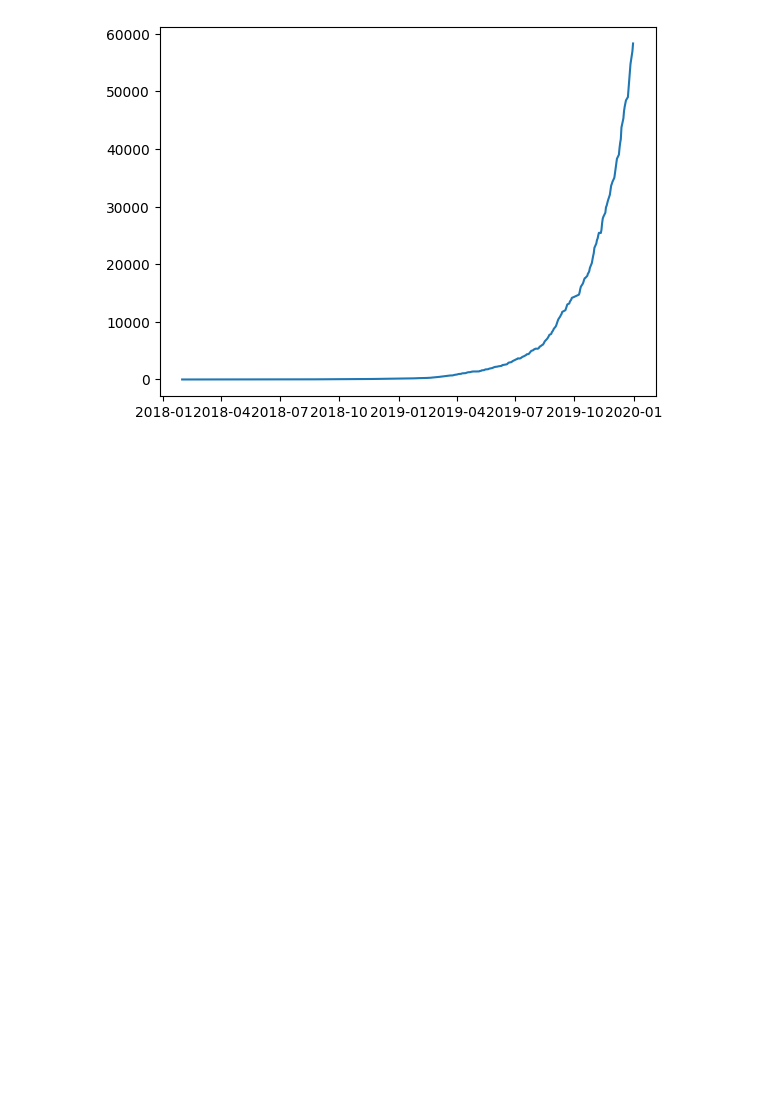
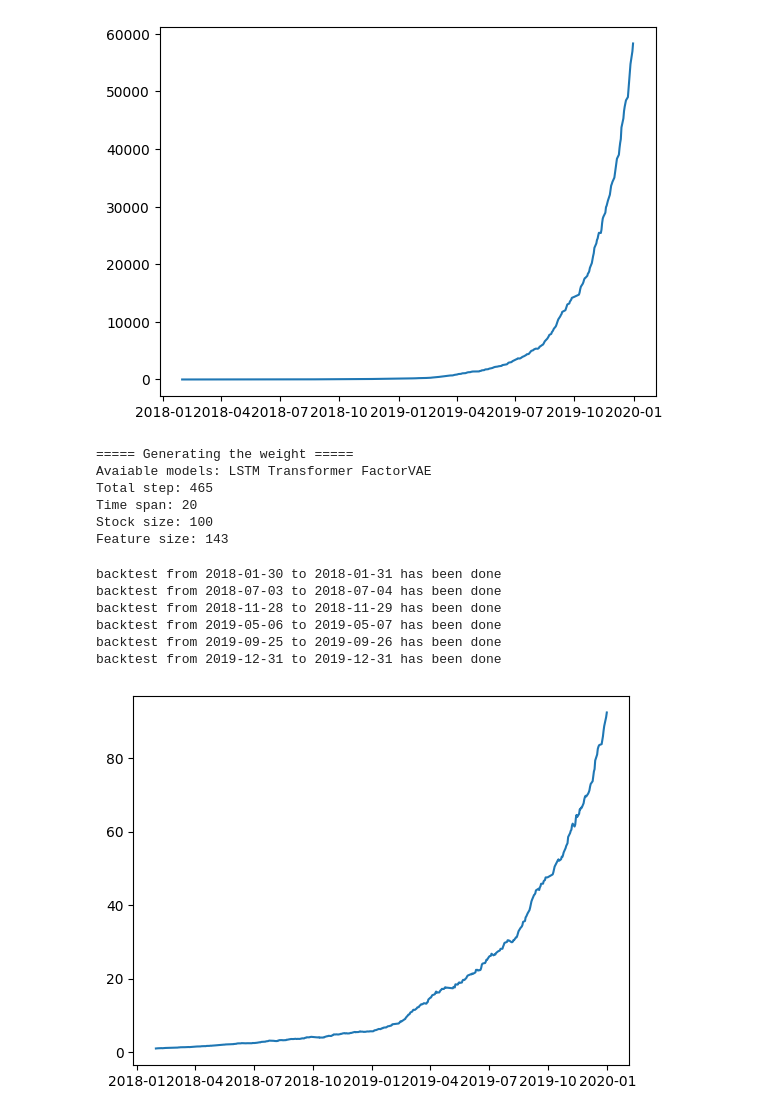
Before and after one commit to holiss4/Quantitative-Investment-Based-on-Transformer, a Jupyter notebook: src/model_backtest.ipynb, the cells around one changed output. Saved outputs shown, nothing was run; the diff lists cells and outputs as text; code cells hidden in the pictures; blank space fills up the shorter version.

```diff
--- a/src/model_backtest.ipynb
+++ b/src/model_backtest.ipynb
@@ -78,3 +80,19 @@ backtest from 2019-05-06 to 2019-05-07 has been done
 backtest from 2019-09-25 to 2019-09-26 has been done
 backtest from 2019-12-31 to 2019-12-31 has been done
 [figure]
+# %%
+backtest_result_PatchTST = model_backtest("PatchTST", gen_weight=True)
+# %% [output]
+===== Generating the weight =====
+Avaiable models: LSTM Transformer FactorVAE
+Total step: 465
+Time span: 20
+Stock size: 100
+Feature size: 143
+backtest from 2018-01-30 to 2018-01-31 has been done
+backtest from 2018-07-03 to 2018-07-04 has been done
+backtest from 2018-11-28 to 2018-11-29 has been done
+backtest from 2019-05-06 to 2019-05-07 has been done
+backtest from 2019-09-25 to 2019-09-26 has been done
+backtest from 2019-12-31 to 2019-12-31 has been done
+[figure, added]
```
Also changed, not shown: parts of 2 cells of this notebook, 15 other files.
